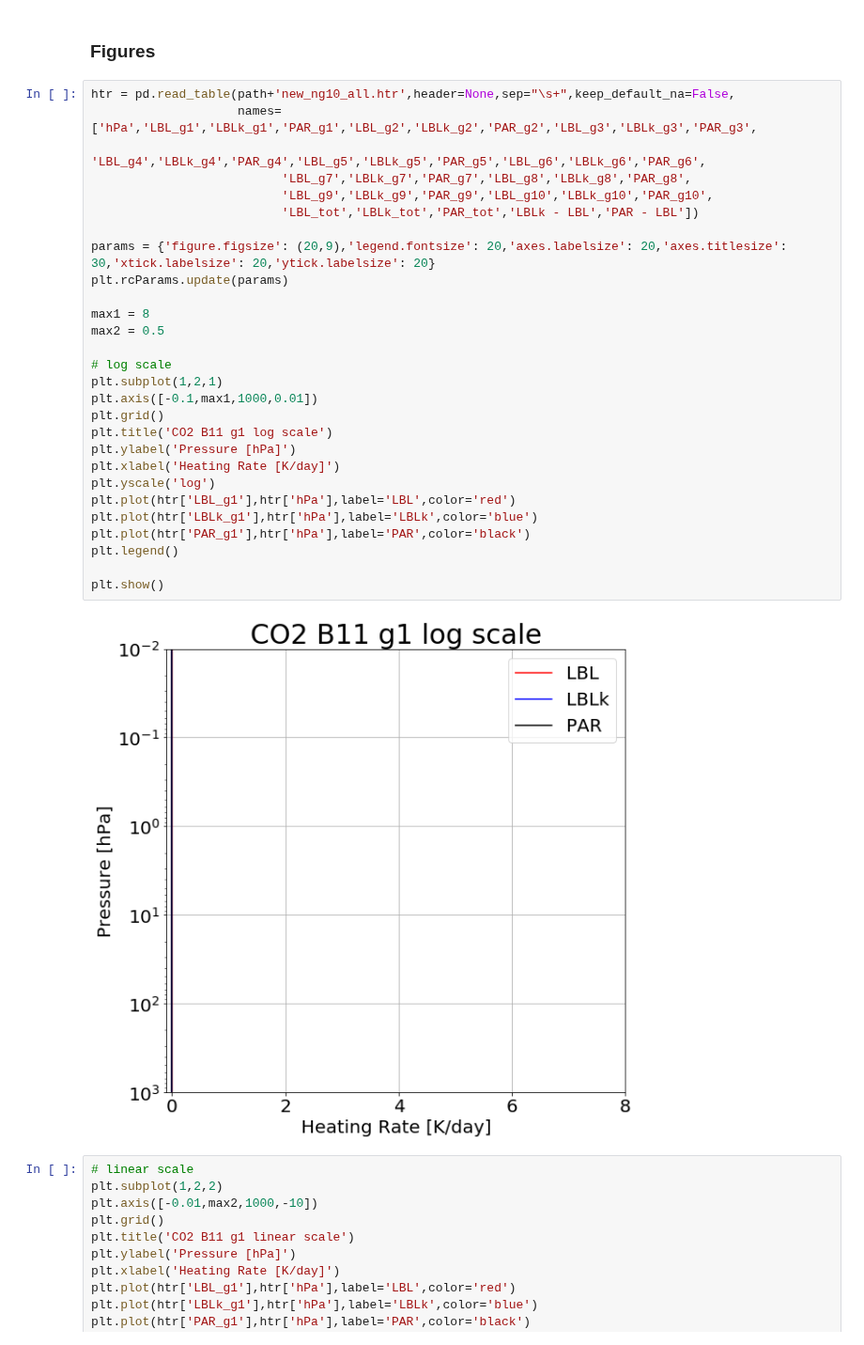
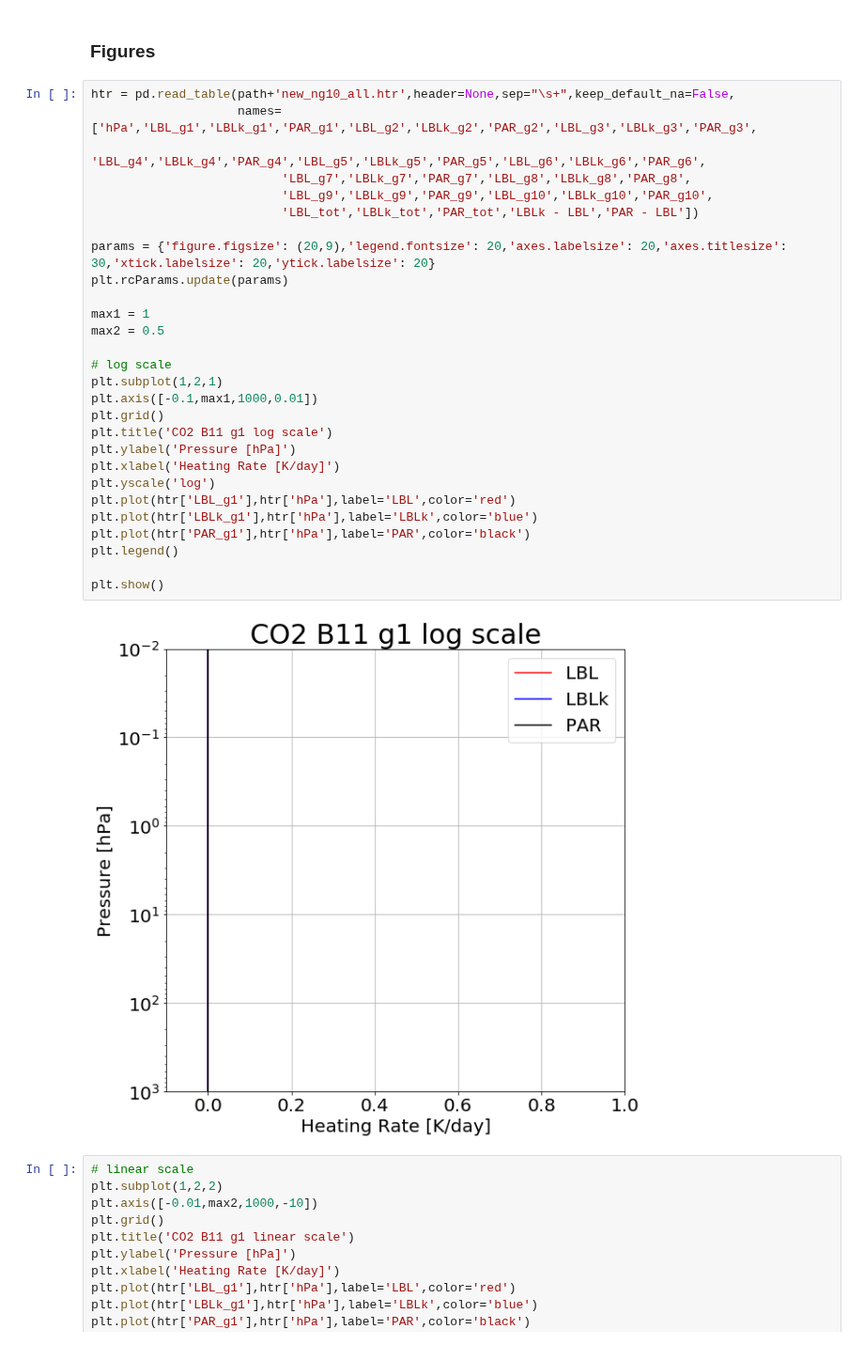
Before and after one commit to kimbuyo/Radiation_SW, a Jupyter notebook: Param/CO2/B11/190213_Result/CO2x2/CO2_B11_cosz1.0_mls75_x2_result.ipynb, the cells around one changed output. Shown at 94% size. Saved outputs shown, nothing was run; the diff lists cells and outputs as text.

```diff
--- a/Param/CO2/B11/190213_Result/CO2x2/CO2_B11_cosz1.0_mls75_x2_result.ipynb
+++ b/Param/CO2/B11/190213_Result/CO2x2/CO2_B11_cosz1.0_mls75_x2_result.ipynb
@@ -73,33 +73,33 @@ Download: CO2_B11_cosz1.0_mls75_x2_flux.csv
 # %%
 htr = pd.read_table(path+'new_ng10_all.htr',header=None,sep="\s+",keep_default_na=False,
                     names=['hPa','LBL_g1','LBLk_g1','PAR_g1','LBL_g2','LBLk_g2','PAR_g2','LBL_g3','LBLk_g3','PAR_g3',
                           'LBL_g4','LBLk_g4','PAR_g4','LBL_g5','LBLk_g5','PAR_g5','LBL_g6','LBLk_g6','PAR_g6',
                           'LBL_g7','LBLk_g7','PAR_g7','LBL_g8','LBLk_g8','PAR_g8',
                           'LBL_g9','LBLk_g9','PAR_g9','LBL_g10','LBLk_g10','PAR_g10',
                           'LBL_tot','LBLk_tot','PAR_tot','LBLk - LBL','PAR - LBL'])
 
 params = {'figure.figsize': (20,9),'legend.fontsize': 20,'axes.labelsize': 20,'axes.titlesize': 30,'xtick.labelsize': 20,'ytick.labelsize': 20}
 plt.rcParams.update(params)
 
-max1 = 8
+max1 = 1
 max2 = 0.5
 
 # log scale
 plt.subplot(1,2,1)
 plt.axis([-0.1,max1,1000,0.01])
 plt.grid()
 plt.title('CO2 B11 g1 log scale')
 plt.ylabel('Pressure [hPa]')
 plt.xlabel('Heating Rate [K/day]')
 plt.yscale('log')
 plt.plot(htr['LBL_g1'],htr['hPa'],label='LBL',color='red')
 plt.plot(htr['LBLk_g1'],htr['hPa'],label='LBLk',color='blue')
 plt.plot(htr['PAR_g1'],htr['hPa'],label='PAR',color='black')
 plt.legend()
 
 plt.show()
 # %% [output]
-[figure, old version]
+[figure, new version]
 # %%
 # linear scale
 plt.subplot(1,2,2)
```
Also changed, not shown: parts of 10 cells of this notebook.
